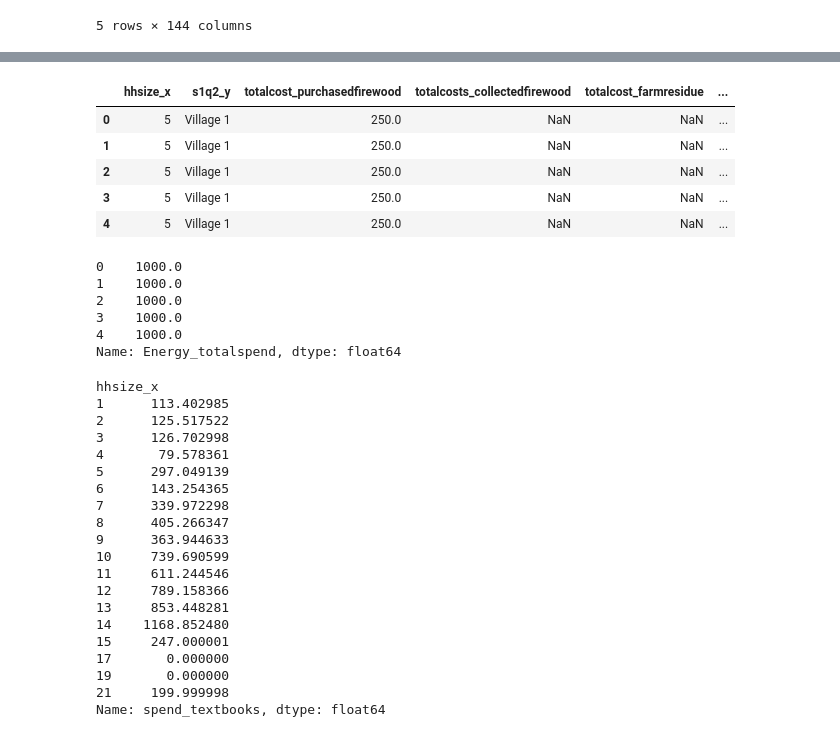
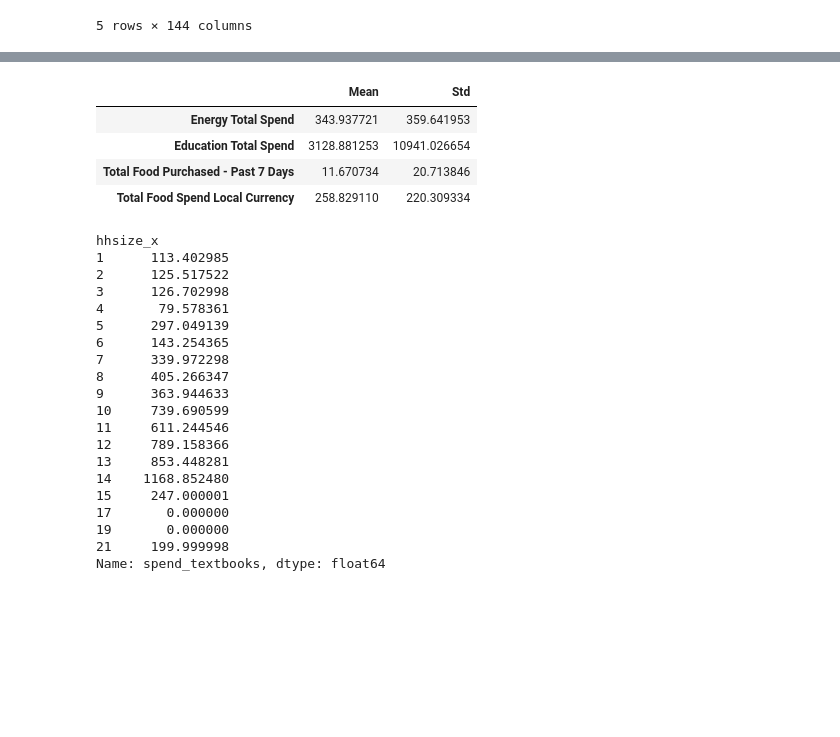
Before and after one commit to Colleen-ODonnell/KenyaPovertyTargetingModel, a Jupyter notebook: 2progs/DescriptiveStatistics.ipynb, the cells around one changed output, grey strips where cells are left out. Drawn from its saved outputs; the diff is of its cells as text; code cells hidden in the pictures; blank space fills up the shorter version.

```diff
--- a/2progs/DescriptiveStatistics.ipynb
+++ b/2progs/DescriptiveStatistics.ipynb
@@ -40,11 +67,12 @@ Education.head(5)
+# %%
+#Outlier Treatment
+MergedDatasetsRenamed['spend_educfeedingprogram'] = np.where(MergedDatasetsRenamed['spend_educfeedingprogram'] > 20000,
+                                                           20000,MergedDatasetsRenamed['spend_educfeedingprogram'])
 # %%
-Education['Education_totalspend'] = Education[['spend_tuitionfees', 'spend_textbooks', 'spend_exercisebooks', 'spend_schooluniform', 'spend_schoolboardingfees', 'spend_schooltransport', 'spend_extratuition', 'spend_PTA', 'spend_pocketmoney', 'spend_cautionmoney', 'spend_educmedicalfee', 'spend_activityfees', 'spend_examfees', 'spend_educfeedingprogram', 'spend_othereduccharges']].sum(axis = 1)
+MergedDatasetsRenamed['educationTotalspend'] = Education[['spend_tuitionfees', 'spend_textbooks',
+                                                           'spend_exercisebooks', 'spend_schooluniform',
+                                                           'spend_schoolboardingfees', 'spend_schooltransport',
+                                                           'spend_extratuition', 'spend_PTA', 'spend_pocketmoney',
+                                                           'spend_cautionmoney', 'spend_educmedicalfee',
+                                                           'spend_activityfees', 'spend_examfees',
+                                                           'spend_educfeedingprogram', 'spend_othereduccharges']].sum(axis = 1)
-# %%
-Energy.head(5)
-# %% [output]
-|  | hhsize_x | s1q2_y | totalcost_purchasedfirewood | totalcosts_collectedfirewood | totalcost_farmresidue | ... |
-| 0 | 5 | Village 1 | 250.0 | NaN | NaN | ... |
-| 1 | 5 | Village 1 | 250.0 | NaN | NaN | ... |
-| 2 | 5 | Village 1 | 250.0 | NaN | NaN | ... |
-| 3 | 5 | Village 1 | 250.0 | NaN | NaN | ... |
-| 4 | 5 | Village 1 | 250.0 | NaN | NaN | ... |
@@ -53,12 +79,21 @@ Energy['Energy_totalspend'] = Energy[['totalcost_purchasedfirewood', 'totalcosts
-# %%
-Energy['Energy_totalspend'].head(5)
-# %% [output]
-0    1000.0
-1    1000.0
-2    1000.0
-3    1000.0
-4    1000.0
-Name: Energy_totalspend, dtype: float64
+# %%
+#Outlier Treatment
+MergedDatasetsRenamed['amountfood_purchased7d'] = np.where(MergedDatasetsRenamed['amountfood_purchased7d'] > 80,
+                                                           80,MergedDatasetsRenamed['amountfood_purchased7d'])
+# %%
+#Outlier Treatment
+MergedDatasetsRenamed['foodspent_localcurrecny'] = np.where(MergedDatasetsRenamed['foodspent_localcurrecny'] > 600,
+                                                            600, MergedDatasetsRenamed['foodspent_localcurrecny'])
+# %%
+#Total Spend Chart
+MergedDatasetsRenamed[['energyTotalspend', 'educationTotalspend', 'amountfood_purchased7d',
+                       'foodspent_localcurrecny']].describe().T[['mean', 'std']].set_axis(['Energy Total Spend', 'Education Total Spend', 'Total Food Purchased - Past 7 Days', 'Total Food Spend Local Currency'], axis = 'index').set_axis(['Mean', 'Std'], axis='columns')
+# %% [output]
+|  | Mean | Std |
+| Energy Total Spend | 343.937721 | 359.641953 |
+| Education Total Spend | 3128.881253 | 10941.026654 |
+| Total Food Purchased - Past 7 Days | 11.670734 | 20.713846 |
+| Total Food Spend Local Currency | 258.829110 | 220.309334 |
 # %%
 Education.groupby('hhsize_x')['spend_textbooks'].mean()
 # %% [output]
```
Also changed, not shown: parts of 10 cells of this notebook.
